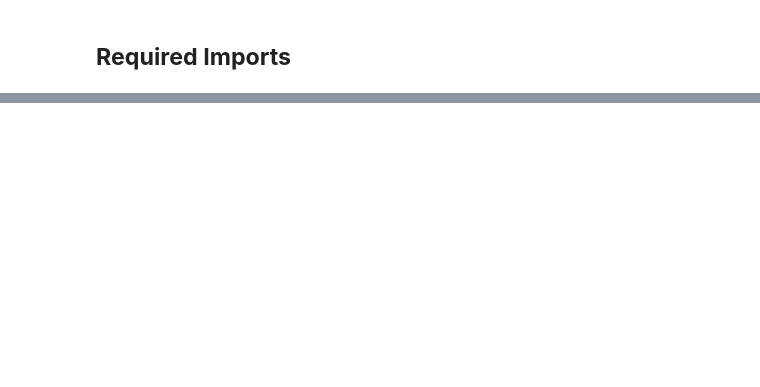
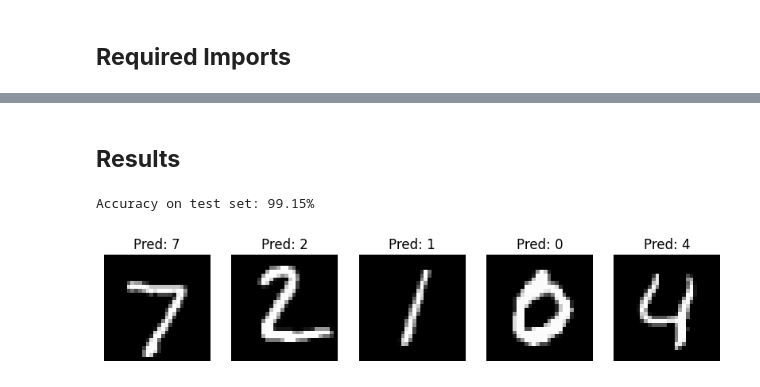
Before and after one commit to Robert151003/AAI-Coursework, a Jupyter notebook: coursework.ipynb, the cells around one changed output, grey strips where cells are left out. Saved outputs shown, nothing was run; the diff lists cells and outputs as text; code cells hidden in the pictures; blank space fills up the shorter version.

```diff
--- a/coursework.ipynb
+++ b/coursework.ipynb
@@ -132,0 +147,3 @@ ModuleNotFoundError: No module named 'pytorch'
+# %%
+criterion = nn.CrossEntropyLoss()
+optimizer = optim.Adam(model.parameters(), lr=0.001)
@@ -132,0 +289,37 @@ ModuleNotFoundError: No module named 'pytorch'
+# %% [markdown]
+## **Results** <a class="anchor" id="results"></a>
+# %%
+correct = 0
+total = 0
+model.eval()
+
+with torch.no_grad():
+    for images, labels in testloader:
+        images, labels = images.to(device), labels.to(device)
+        outputs = model(images)
+        _, predicted = torch.max(outputs, 1)
+        total += labels.size(0)
+        correct += (predicted == labels).sum().item()
+
+accuracy = 100 * correct / total
+print(f'Accuracy on test set: {accuracy:.2f}%')
+# %% [output]
+Accuracy on test set: 99.15%
+# %%
+# Function to display an image and prediction
+def visualize_predictions():
+    images, labels = next(iter(testloader))
+    outputs = model(images.to(device))
+    _, predictions = torch.max(outputs, 1)
+
+    fig, axes = plt.subplots(1, 5, figsize=(10,2))
+    for i in range(5):
+        img = images[i].numpy().squeeze()
+        axes[i].imshow(img, cmap="gray")
+        axes[i].set_title(f'Pred: {predictions[i].item()}')
+        axes[i].axis('off')
+    plt.show()
+
+visualize_predictions()
+# %% [output]
+[figure, added]
```
Also changed, not shown: parts of 25 cells of this notebook.
